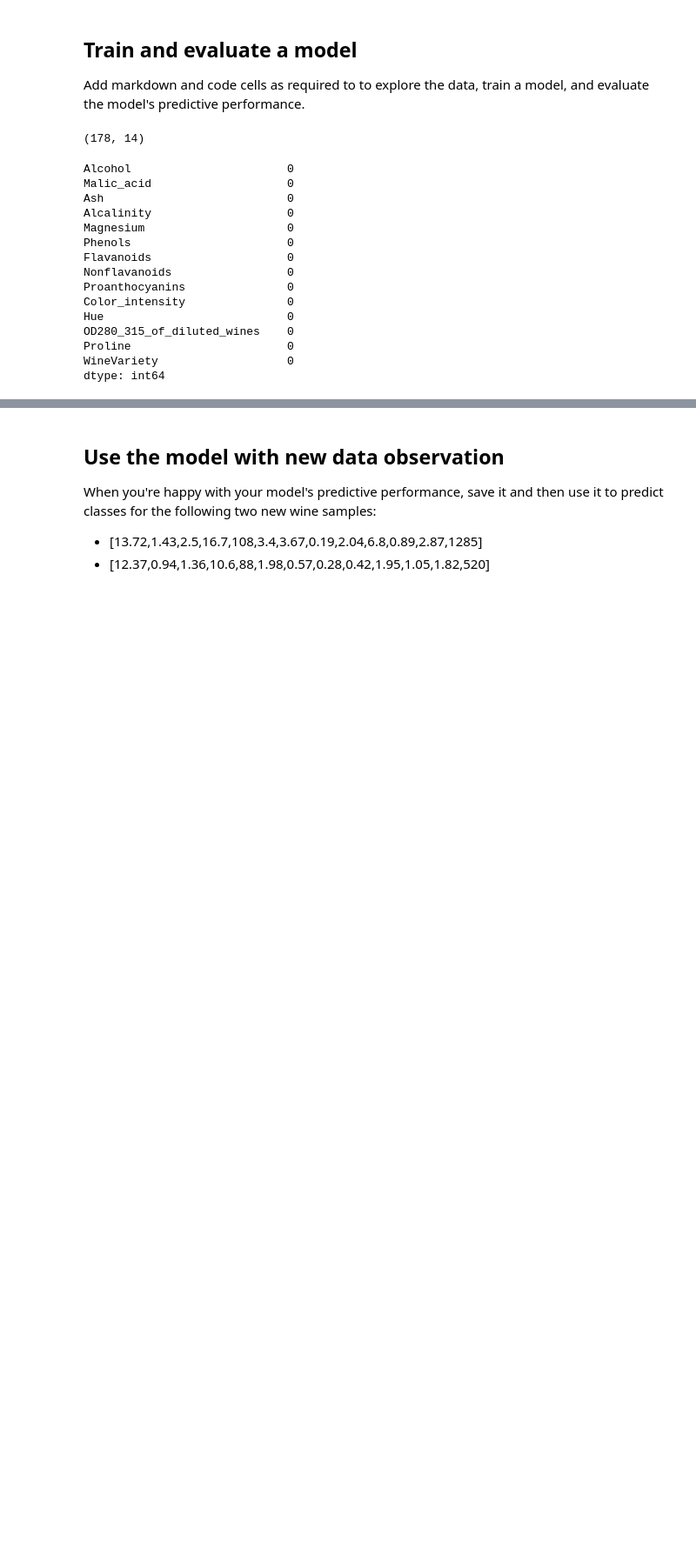
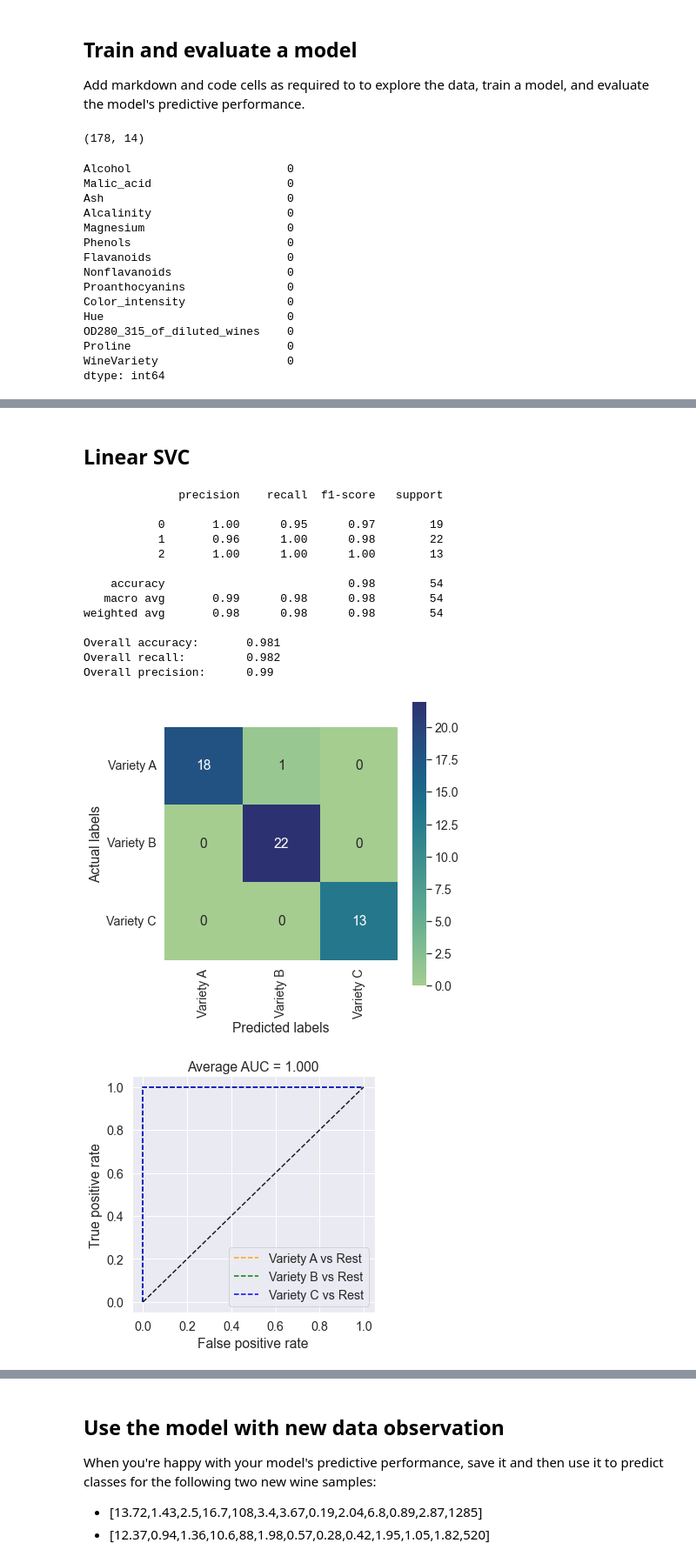
Before and after one commit to Berezovikov-A/ms_ml_challenges, a Jupyter notebook: 03 - Wine Classification Challenge.ipynb, the cells around one changed output, grey strips where cells are left out. Shown at 87% size. Saved outputs shown, nothing was run; the diff lists cells and outputs as text; code cells hidden in the pictures; blank space fills up the shorter version.

```diff
--- a/03 - Wine Classification Challenge.ipynb
+++ b/03 - Wine Classification Challenge.ipynb
@@ -158,0 +223,28 @@ cm = plots.show_confusion_matrix(y_test, predictions, label_names)
+# %% [markdown]
+## Linear SVC
+# %%
+from sklearn.calibration import CalibratedClassifierCV
+
+model = pipeline_model(CalibratedClassifierCV(LinearSVC()))
+
+predictions = model.predict(X_test)
+
+statistics()
+plot_confusion_matrix()
+plot_roc_curve()
+# %% [output]
+              precision    recall  f1-score   support
+
+           0       1.00      0.95      0.97        19
+           1       0.96      1.00      0.98        22
+           2       1.00      1.00      1.00        13
+
+    accuracy                           0.98        54
+   macro avg       0.99      0.98      0.98        54
+weighted avg       0.98      0.98      0.98        54
+
+Overall accuracy:       0.981
+Overall recall:         0.982
+Overall precision:      0.99
+[figure, added]
+[figure, added]
```
Also changed, not shown: parts of 17 cells of this notebook.
